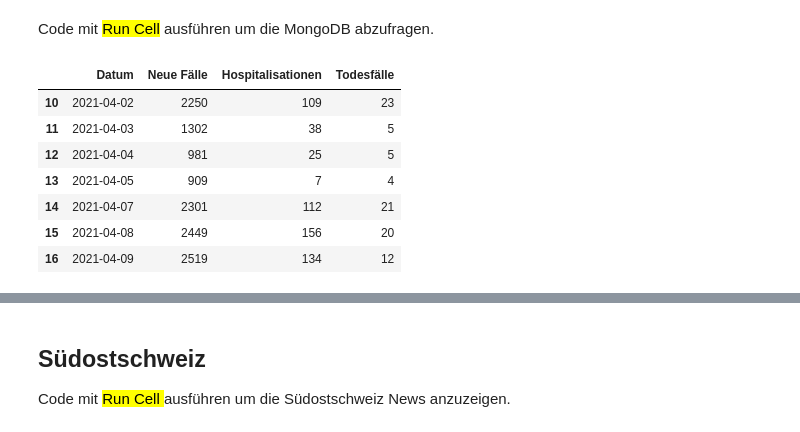
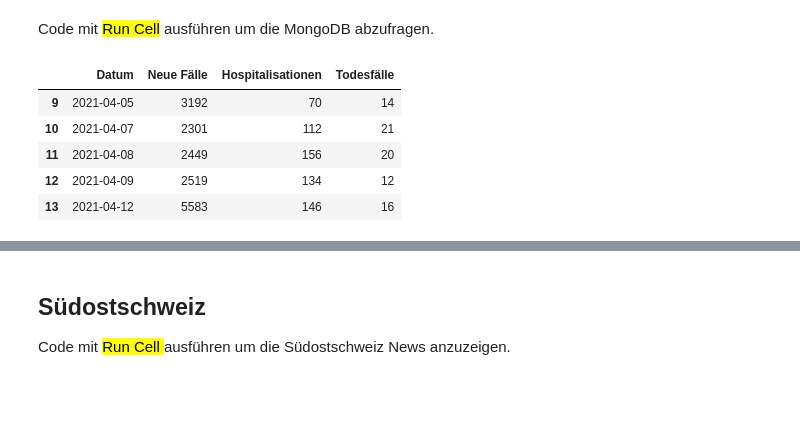
Before and after one commit to tinuwalther/Jupyter-Notebooks, a Jupyter notebook: python/News-Reader.ipynb, the cells around one changed output, grey strips where cells are left out. Drawn from its saved outputs; the diff is of its cells as text; code cells hidden in the pictures; blank space fills up the shorter version.

```diff
--- a/python/News-Reader.ipynb
+++ b/python/News-Reader.ipynb
@@ -282,41 +282,39 @@ def get_collection(connectionstring, database, collection):
     import pymongo, dns
     mongo_client = pymongo.MongoClient(connectionstring)
     mongo_db     = mongo_client[database]
     mongo_col    = mongo_db[collection]
     mongo_client.close()
     return mongo_col.find()
 
 
 import pandas as pd
 import matplotlib
 import datetime
 
 result = []
 credentials = input('user:password')
 connectionstring = "mongodb+srv://"+credentials+"@cluster0.epl3x.mongodb.net/?retryWrites=true&w=majority"
 for doc in get_collection(connectionstring, 'JupyterNB', 'Covid19'):
     thisdict = {
             #'UUID'              : doc['_id'],
             'Datum'             : datetime.datetime.strptime(doc['Datum'], '%d.%m.%Y'),
             'Neue Fälle'        : int(doc['Neue Fälle']),
             'Hospitalisationen' : int(doc['Hospitalisationen']),
             'Todesfälle'        : int(doc['Todesfälle']),
     }
     result.append(thisdict)
 
 # create a data frame set
 df = pd.DataFrame(result)
 # print out last 7 records
-df.tail(7)
+df.tail(5)
 # %% [output]
 |  | Datum | Neue Fälle | Hospitalisationen | Todesfälle |
-| 10 | 2021-04-02 | 2250 | 109 | 23 |
-| 11 | 2021-04-03 | 1302 | 38 | 5 |
-| 12 | 2021-04-04 | 981 | 25 | 5 |
-| 13 | 2021-04-05 | 909 | 7 | 4 |
-| 14 | 2021-04-07 | 2301 | 112 | 21 |
-| 15 | 2021-04-08 | 2449 | 156 | 20 |
-| 16 | 2021-04-09 | 2519 | 134 | 12 |
+| 9 | 2021-04-05 | 3192 | 70 | 14 |
+| 10 | 2021-04-07 | 2301 | 112 | 21 |
+| 11 | 2021-04-08 | 2449 | 156 | 20 |
+| 12 | 2021-04-09 | 2519 | 134 | 12 |
+| 13 | 2021-04-12 | 5583 | 146 | 16 |
 # %%
 # Out charts
 import re
```
Also changed, not shown: parts of 2 cells of this notebook.
